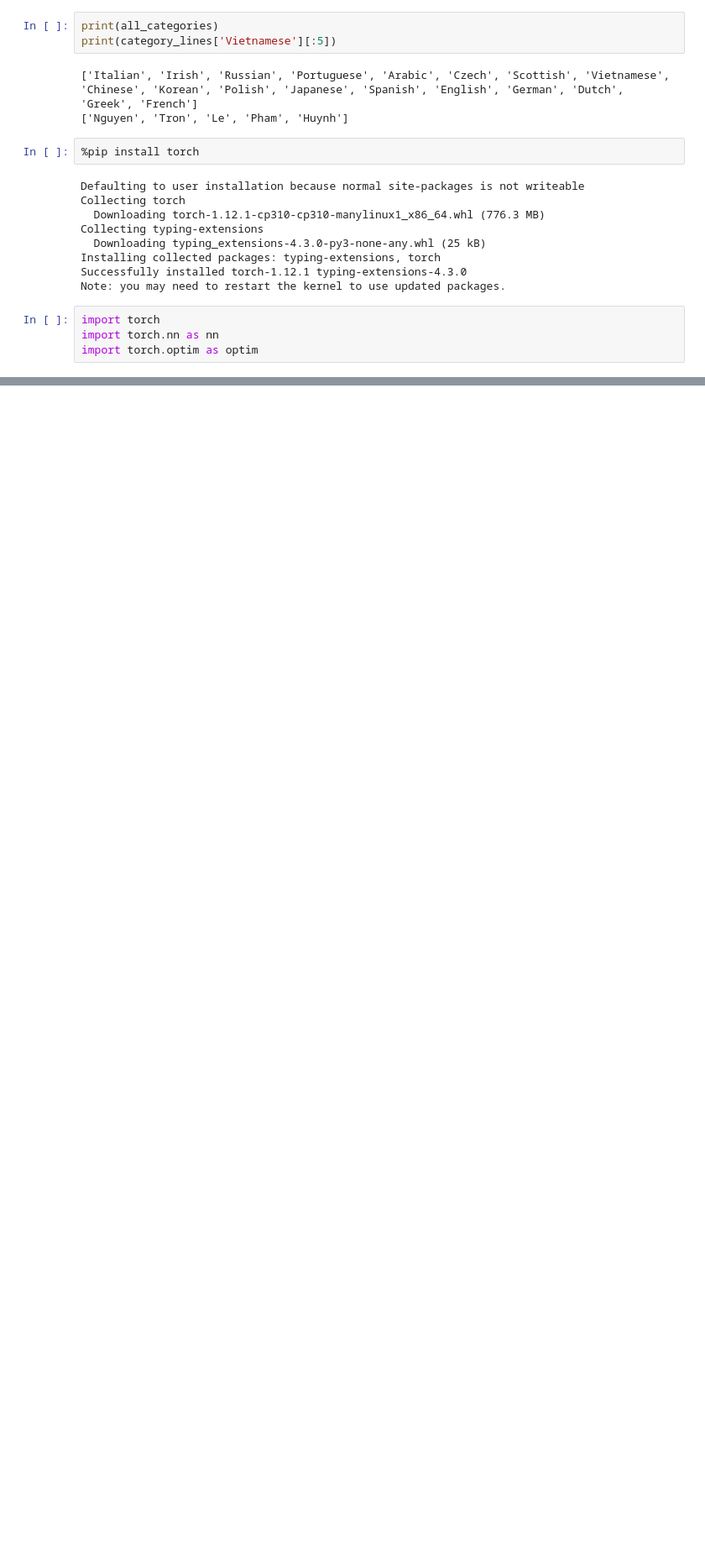
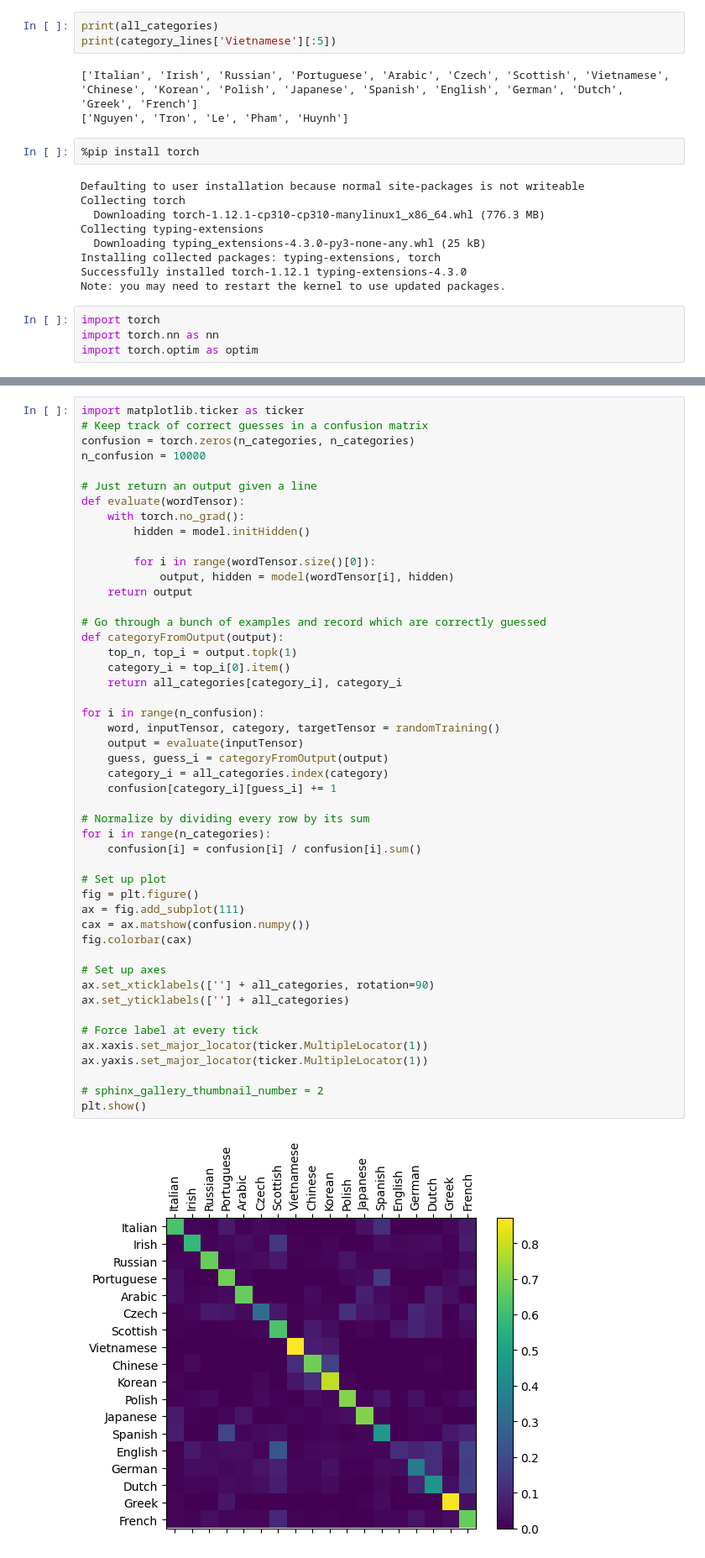
Before and after one commit to HongTr/-Deep-Learning-Specialization-Sequence-Models, a Jupyter notebook: Pratice/RNN/RNN_ClassifyName.ipynb, the cells around one changed output, grey strips where cells are left out. Shown: that part at 84% size. Drawn from its saved outputs; the diff is of its cells as text; blank space fills up the shorter version.

```diff
--- a/Pratice/RNN/RNN_ClassifyName.ipynb
+++ b/Pratice/RNN/RNN_ClassifyName.ipynb
@@ -187,0 +204,50 @@ plt.show()
+# %%
+import matplotlib.ticker as ticker
+# Keep track of correct guesses in a confusion matrix
+confusion = torch.zeros(n_categories, n_categories)
+n_confusion = 10000
+
+# Just return an output given a line
+def evaluate(wordTensor):
+    with torch.no_grad():
+        hidden = model.initHidden()
+
+        for i in range(wordTensor.size()[0]):
+            output, hidden = model(wordTensor[i], hidden)
+    return output
+
+# Go through a bunch of examples and record which are correctly guessed
+def categoryFromOutput(output):
+    top_n, top_i = output.topk(1)
+    category_i = top_i[0].item()
+    return all_categories[category_i], category_i
+
+for i in range(n_confusion):
+    word, inputTensor, category, targetTensor = randomTraining()
+    output = evaluate(inputTensor)
+    guess, guess_i = categoryFromOutput(output)
+    category_i = all_categories.index(category)
+    confusion[category_i][guess_i] += 1
+
+# Normalize by dividing every row by its sum
+for i in range(n_categories):
+    confusion[i] = confusion[i] / confusion[i].sum()
+
+# Set up plot
+fig = plt.figure()
+ax = fig.add_subplot(111)
+cax = ax.matshow(confusion.numpy())
+fig.colorbar(cax)
+
+# Set up axes
+ax.set_xticklabels([''] + all_categories, rotation=90)
+ax.set_yticklabels([''] + all_categories)
+
+# Force label at every tick
+ax.xaxis.set_major_locator(ticker.MultipleLocator(1))
+ax.yaxis.set_major_locator(ticker.MultipleLocator(1))
+
+# sphinx_gallery_thumbnail_number = 2
+plt.show()
+# %% [output]
+[figure, added]
```
Also changed, not shown: parts of 14 cells of this notebook.
